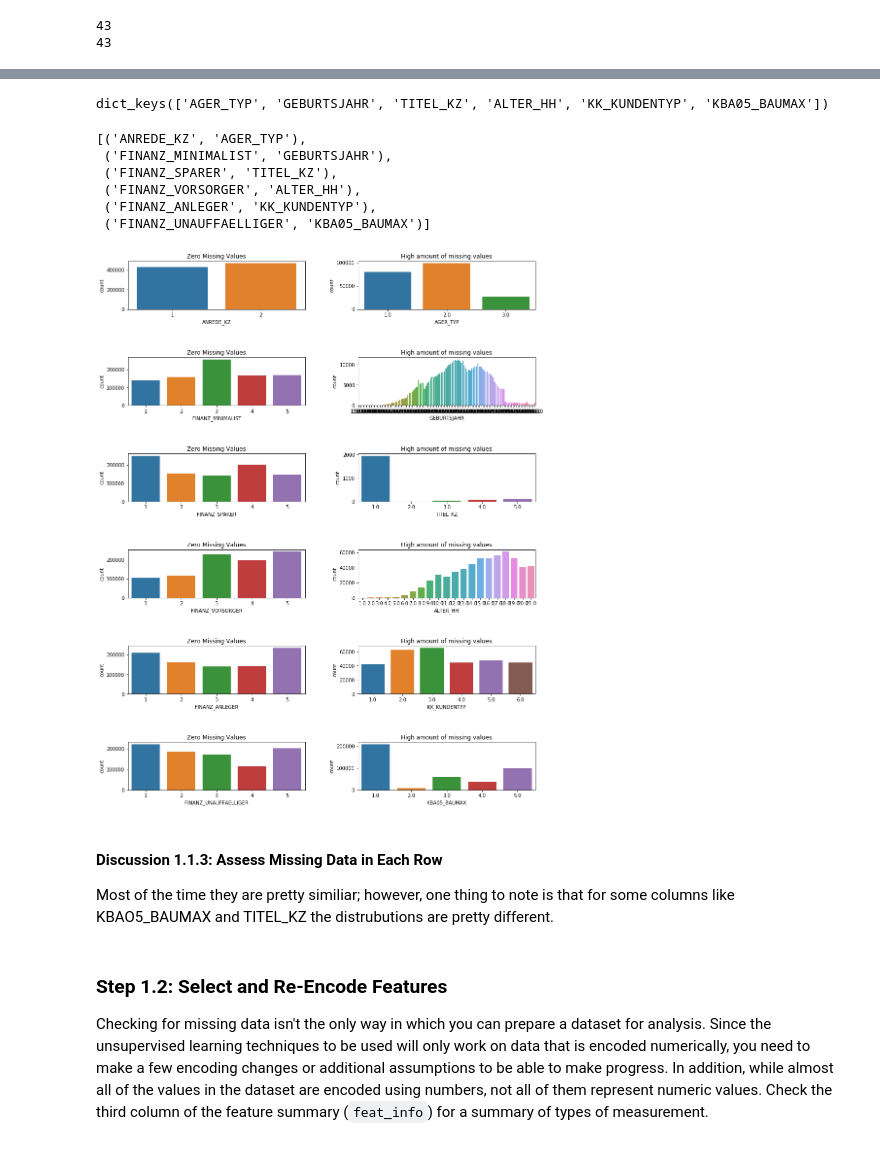
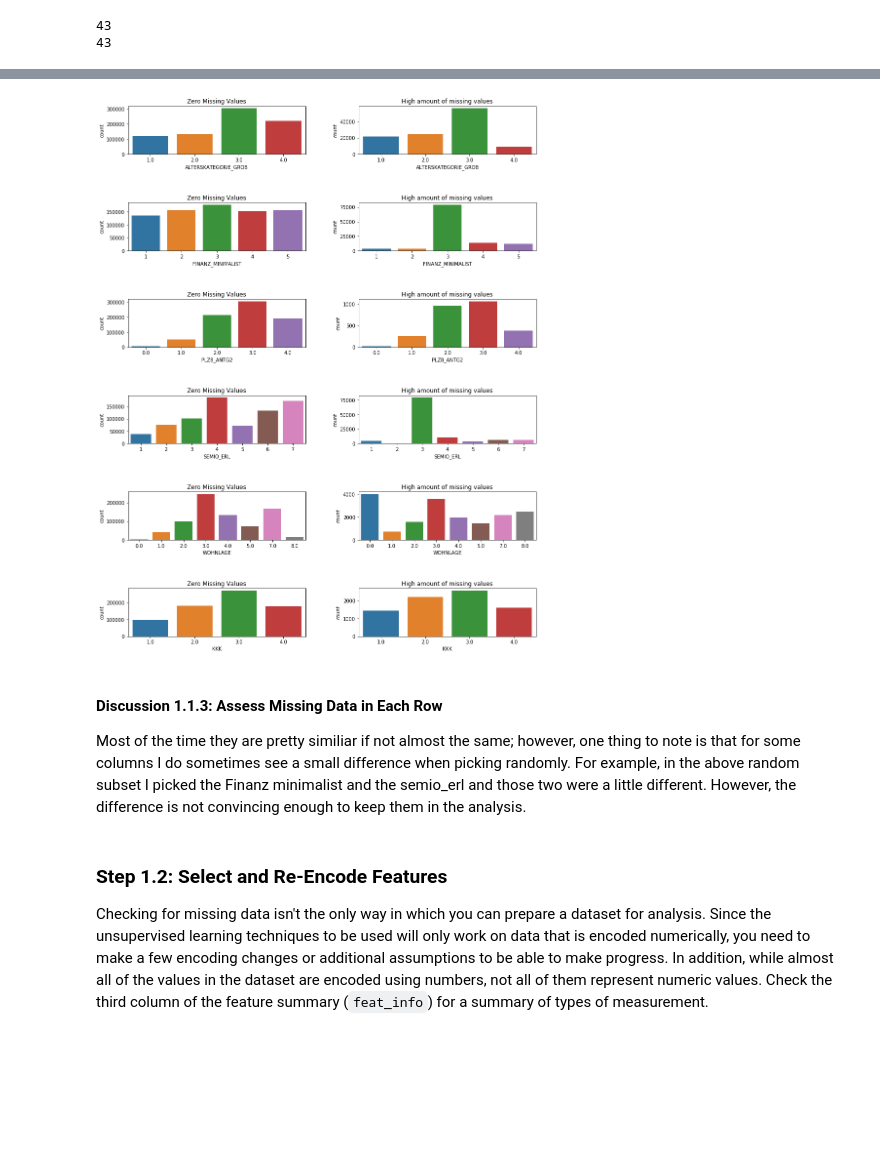
Before and after one commit to SarthakJaingit/AravatoGermanyCustomerSegments, a Jupyter notebook: Identify_Customer_Segments.ipynb, the cells around one changed output, grey strips where cells are left out. Cells and saved outputs as stored; diff of their text form; code cells hidden in the pictures; blank space fills up the shorter version.

```diff
--- a/Identify_Customer_Segments.ipynb
+++ b/Identify_Customer_Segments.ipynb
@@ -303,31 +271,22 @@ many_values_col
-# %%
-outliers
-# %% [output]
-dict_keys(['AGER_TYP', 'GEBURTSJAHR', 'TITEL_KZ', 'ALTER_HH', 'KK_KUNDENTYP', 'KBA05_BAUMAX'])
-# %%
-compare_columns = list(zip(many_values_col, outliers))
-compare_columns
-# %% [output]
-[('ANREDE_KZ', 'AGER_TYP'),
- ('FINANZ_MINIMALIST', 'GEBURTSJAHR'),
- ('FINANZ_SPARER', 'TITEL_KZ'),
- ('FINANZ_VORSORGER', 'ALTER_HH'),
- ('FINANZ_ANLEGER', 'KK_KUNDENTYP'),
- ('FINANZ_UNAUFFAELLIGER', 'KBA05_BAUMAX')]
+# %%
+azdias_many_values = condensed_azdias[condensed_azdias.isnull().sum(axis = 1) <= 10]
+azdias_missing_values = condensed_azdias[condensed_azdias.isnull().sum(axis = 1) > 10]
+# %%
+compare_columns = ["ALTERSKATEGORIE_GROB", "FINANZ_MINIMALIST", "PLZ8_ANTG2", "SEMIO_ERL", "WOHNLAGE", "KKK"]
 # %%
-figure, axs = plt.subplots(nrows=(len(compare_columns)), ncols=2, figsize = (15,20))
+figure, axs = plt.subplots(nrows=len(compare_columns), ncols=2, figsize = (15,20))
 figure.subplots_adjust(hspace = 1, wspace=.3)
 for row in range(len(compare_columns)):
-    sns.countplot(condensed_azdias[compare_columns[row][0]], ax=axs[row][0])
+    sns.countplot(azdias_many_values[compare_columns[row]], ax=axs[row][0])
     axs[row][0].set_title('Zero Missing Values')
-    sns.countplot(na_azdias[compare_columns[row][1]].dropna(), ax=axs[row][1])
+    sns.countplot(azdias_missing_values[compare_columns[row]], ax=axs[row][1])
     axs[row][1].set_title('High amount of missing values')
 # %% [output]
-[figure, old version]
+[figure, new version]
 # %% [markdown]
 #### Discussion 1.1.3: Assess Missing Data in Each Row
 
-Most of the time they are pretty similiar; however, one thing to note is that for some columns like KBAO5_BAUMAX and TITEL_KZ the distrubutions are pretty different.
+Most of the time they are pretty similiar if not almost the same; however, one thing to note is that for some columns I do sometimes see a small difference when picking randomly. For example, in the above random subset I picked the Finanz minimalist and the semio_erl and those two were a little different. However, the difference is not convincing enough to keep them in the analysis.
 # %% [markdown]
 ### Step 1.2: Select and Re-Encode Features
 
```
Also changed, not shown: parts of 34 cells of this notebook.
